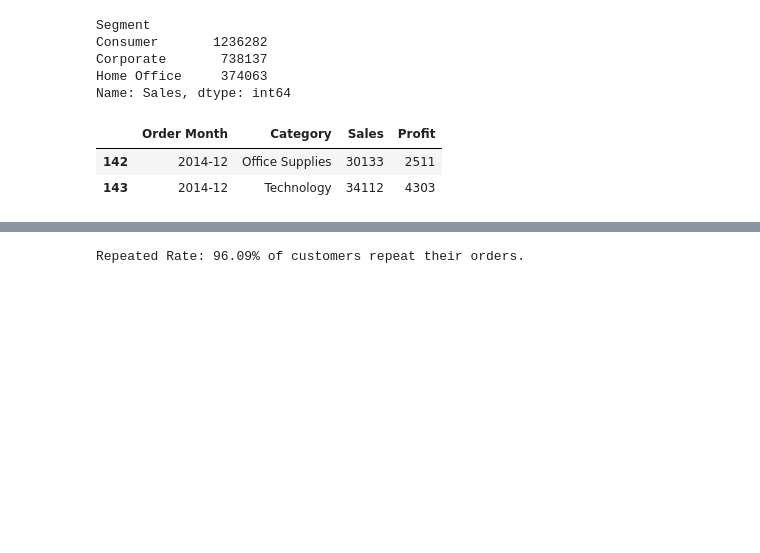
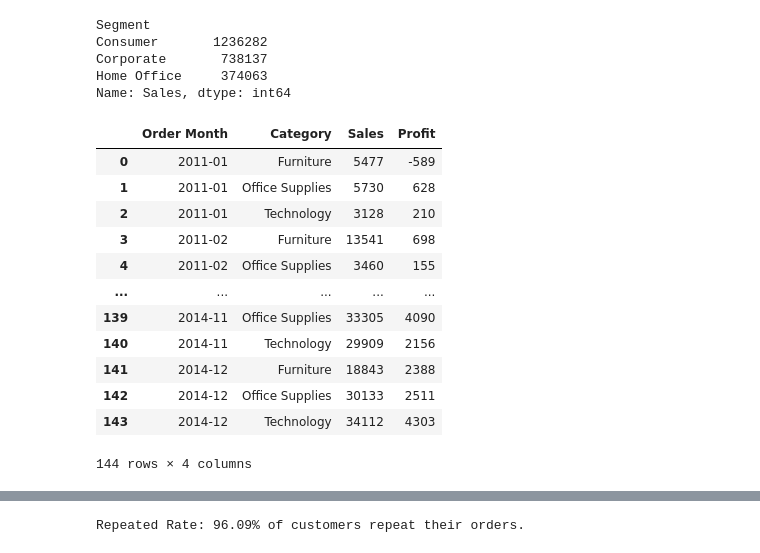
Before and after one commit to Chloejay/ecommerce_dataTask, a Jupyter notebook: analysis/e-commerce_analysis_case.ipynb, the cells around one changed output, grey strips where cells are left out. Saved outputs shown, nothing was run; the diff lists cells and outputs as text; code cells hidden in the pictures; blank space fills up the shorter version.

```diff
--- a/analysis/e-commerce_analysis_case.ipynb
+++ b/analysis/e-commerce_analysis_case.ipynb
@@ -49,13 +49,14 @@ SalesTargets = get_data(FILE_PATH, 2)
 # %% [markdown]
 #### Separate datasets and save as csv format
 # %%
-ListOfOrders_path= "../processedData/ListOfOrders.csv"
-OrderBreakdown_path = "../processedData/OrderBreakdown.csv"
-SalesTargets_path = "../processedData/SalesTargets.csv"
+PROCESSED_PATH = "../processedData/"
+listoforders = "ListOfOrders.csv"
+orderbreakdown = "OrderBreakdown.csv"
+salestargets = "SalesTargets.csv"
 
-ListOfOrders.to_csv(ListOfOrders_path, index= False)
-OrderBreakdown.to_csv(OrderBreakdown_path, index= False)
-SalesTargets.to_csv(SalesTargets_path, index= False)
+ListOfOrders.to_csv(os.path.join(PROCESSED_PATH, listoforders), index= False)
+OrderBreakdown.to_csv(os.path.join(PROCESSED_PATH, orderbreakdown), index= False)
+SalesTargets.to_csv(os.path.join(PROCESSED_PATH, salestargets), index= False)
 # %% [markdown]
 #### Load raw data (fact table) to MySQL database
 # %%
@@ -268,11 +287,22 @@ Name: Sales, dtype: int64
 # %%
 # compare to sales target
 OrderLists["Order Month"]= OrderLists["Order Date"].apply(lambda d: d.strftime("%Y-%m"))
 # get actual monthly sales, categorized by "main Category"
 actual_monthly_sales = OrderLists.groupby(["Order Month","Category"])["Sales", "Profit"].sum().reset_index()
-actual_monthly_sales.tail(2)
+actual_monthly_sales.to_csv(os.path.join(PROCESSED_PATH, "actualsales.csv"), index= False)
+actual_monthly_sales
 # %% [output]
 |  | Order Month | Category | Sales | Profit |
+| 0 | 2011-01 | Furniture | 5477 | -589 |
+| 1 | 2011-01 | Office Supplies | 5730 | 628 |
+| 2 | 2011-01 | Technology | 3128 | 210 |
+| 3 | 2011-02 | Furniture | 13541 | 698 |
+| 4 | 2011-02 | Office Supplies | 3460 | 155 |
+| ... | ... | ... | ... | ... |
+| 139 | 2014-11 | Office Supplies | 33305 | 4090 |
+| 140 | 2014-11 | Technology | 29909 | 2156 |
+| 141 | 2014-12 | Furniture | 18843 | 2388 |
 | 142 | 2014-12 | Office Supplies | 30133 | 2511 |
 | 143 | 2014-12 | Technology | 34112 | 4303 |
+144 rows × 4 columns
 # %%
```
Also changed, not shown: parts of 17 cells of this notebook, 6 other files.
